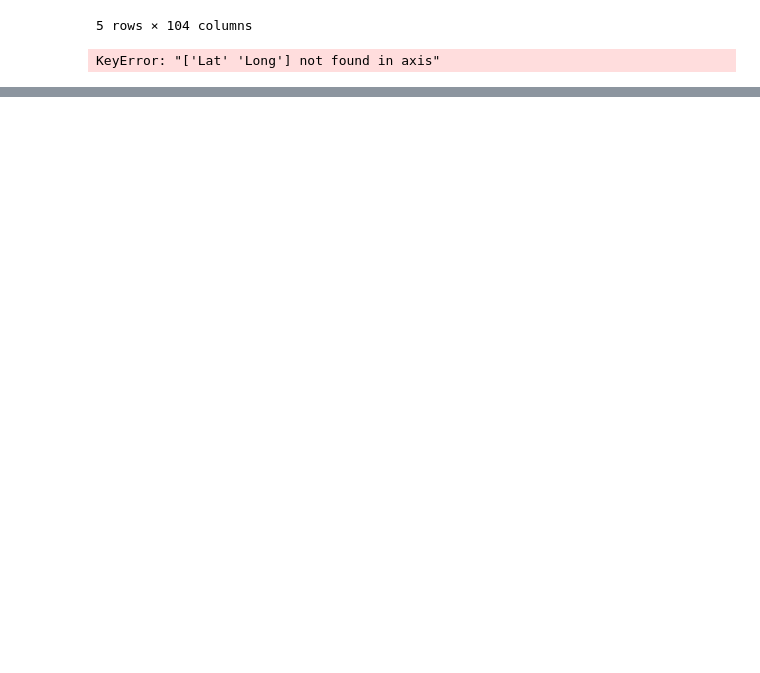
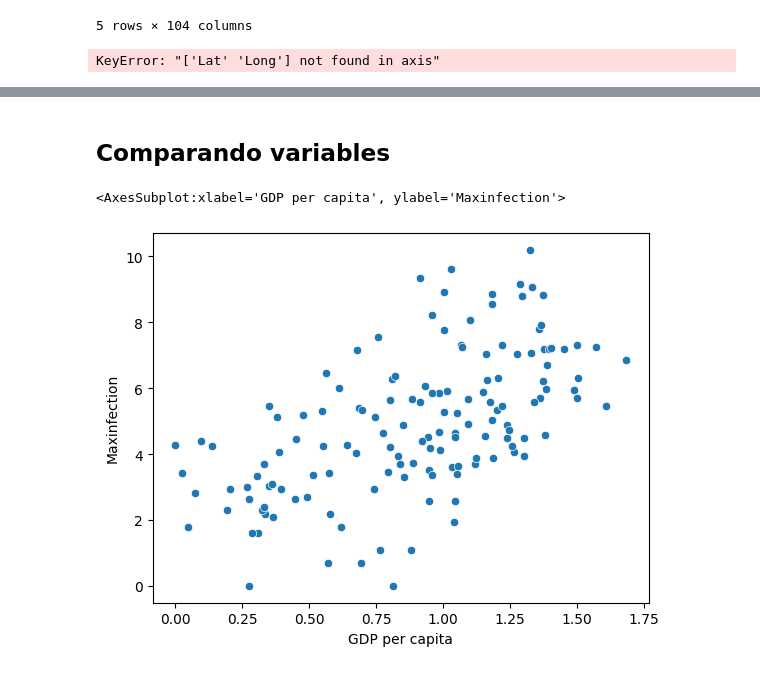
Before and after one commit to Ivansantamariaknx/portfolio, a Jupyter notebook: Caso Covid/Covid check confirmed.ipynb, the cells around one changed output, grey strips where cells are left out. Drawn from its saved outputs; the diff is of its cells as text; code cells hidden in the pictures; blank space fills up the shorter version.

```diff
--- a/Caso Covid/Covid check confirmed.ipynb
+++ b/Caso Covid/Covid check confirmed.ipynb
@@ -40,0 +117,2 @@ confirmed_covid.groupby("Country/Region").sum()
+# %%
+Happiness_csv.drop(useless,axis=1,inplace=True)
@@ -40,0 +121,2 @@ confirmed_covid.groupby("Country/Region").sum()
+# %%
+Happiness_csv.set_index("Country or region",inplace=True)
@@ -40,0 +144,3 @@ confirmed_covid.groupby("Country/Region").sum()
+# %%
+agregated_infection2=agregated_infection.copy()
+Happiness_csv2=Happiness_csv.copy()
@@ -40,0 +155,3 @@ confirmed_covid.groupby("Country/Region").sum()
+# %%
+data=agregated_infection2.join(Happiness_csv2,how="inner")
+data
@@ -40,0 +196,10 @@ confirmed_covid.groupby("Country/Region").sum()
+# %% [markdown]
+## Comparando variables
+# %%
+
+x=data["GDP per capita"]
+y=data["Maxinfection"]
+sns.scatterplot(x=x,y=np.log(y))
+# %% [output]
+<AxesSubplot:xlabel='GDP per capita', ylabel='Maxinfection'>
+[figure, added]
```
Also changed, not shown: parts of 28 cells of this notebook, 4 other files.
